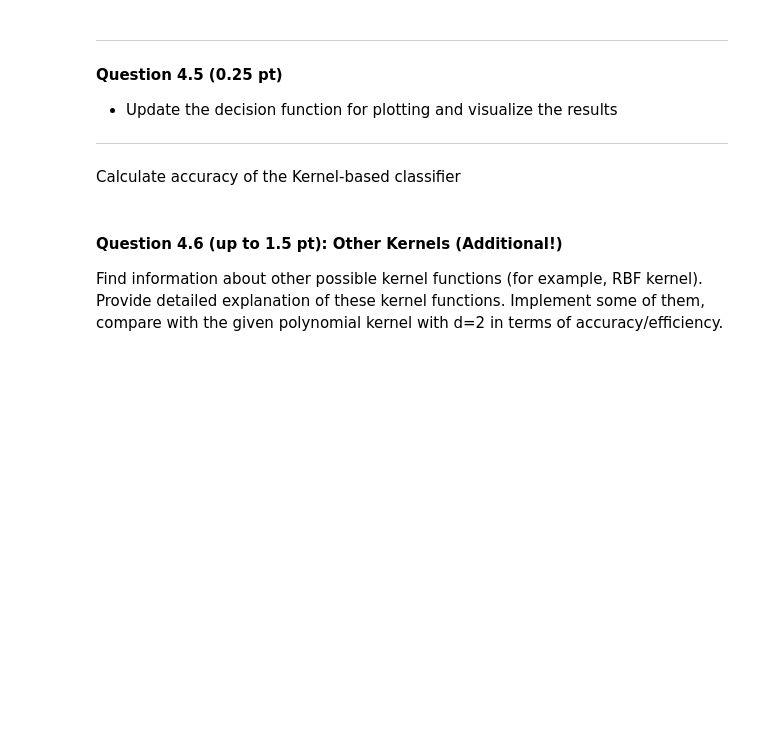
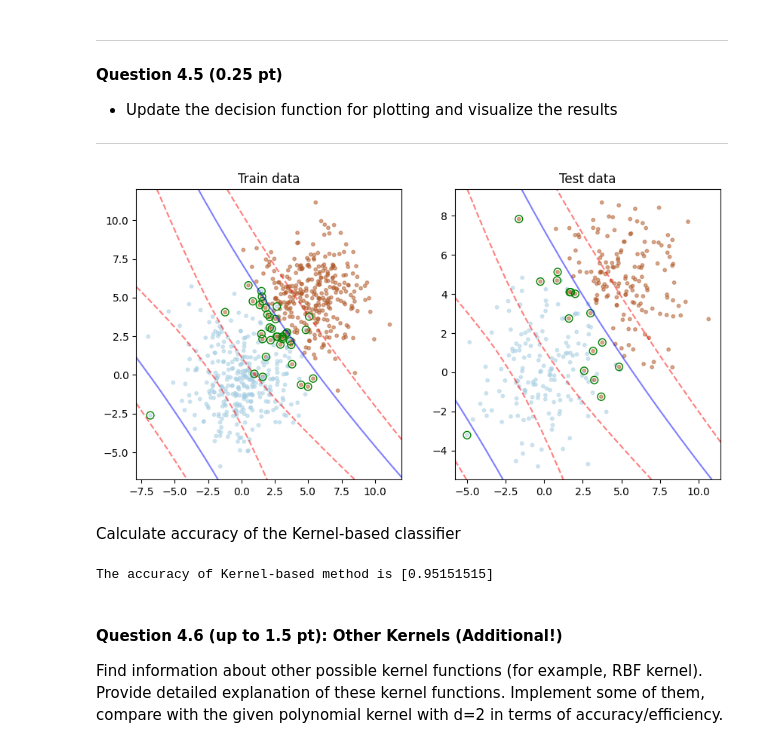
Before and after one commit to ch1pkav/mmml_lab2, a Jupyter notebook: MMML-24-Lab2.ipynb, the cells around one changed output. Cells and saved outputs as stored; diff of their text form; code cells hidden in the pictures; blank space fills up the shorter version.

```diff
--- a/MMML-24-Lab2.ipynb
+++ b/MMML-24-Lab2.ipynb
@@ -833,7 +890,7 @@ def K(x: np.ndarray, y: np.ndarray) -> np.float32:
 # %%
 def partial_kernel_derivative(X: np.ndarray, y:np.ndarray, lmbda: np.ndarray, j: int) -> np.float32:
   # ========= YOUR CODE STARTS HERE ========= #
-  grad = ...
+  grad = 1 - np.sum(lmbda * y[j] * y * np.dot(phi(X), phi(X)[j]))
   # ========== YOUR CODE ENDS HERE ========== #
   return grad
 # %% [markdown]
@@ -847,7 +904,33 @@ def dualSVM_kernel_SMO(X: np.ndarray, y: np.ndarray, C: np.float32, lr: float =
   lmbda = np.zeros(X.shape[0])
   for k in range(n_steps):
     # ========= YOUR CODE STARTS HERE ========= #
-    ...
+    i, j = random.randint(0, X.shape[0]-1), random.randint(0, X.shape[0]-1)
+    while y[i] == y[j]:
+      j = random.randint(0, X.shape[0]-1)
+
+    grad_i = partial_kernel_derivative(X, y, lmbda, i)
+    grad_j = partial_kernel_derivative(X, y, lmbda, j)
+
+    line_grad = np.fromiter([y[j], -y[i]], dtype=np.float64)
+    part_grad = np.fromiter([grad_i, grad_j], dtype=np.float64)
+    proj = np.dot(line_grad, part_grad) / np.linalg.norm(line_grad) ** 2 * line_grad
+
+    if np.dot(part_grad, line_grad) < 0:
+      proj = -proj
+
+    lmbda_i = lmbda[i]
+    lmbda_j = lmbda[j]
+    lmbda[i] += lr * proj[0]
+    lmbda[j] += lr * proj[1]
+
+    if lmbda[i] < 0 or lmbda[j] < 0 or np.abs(np.dot(lmbda, y)) > 1e-3 or lmbda[i] > C or lmbda[j] > C:
+      lmbda[i] = lmbda_i
+      lmbda[j] = lmbda_j
+      print("KKT constraint failed or lambda more than C")
+    else:
+      print(lmbda[i], lmbda[j])
+
+  assert len(lmbda[lmbda <= C]) == len(lmbda)
     # ========== YOUR CODE ENDS HERE ========== #
 
   print("no. of steps:", k)
@@ -864,8 +965,8 @@ lmbda = dualSVM_kernel_SMO(X_train, y_train, C=10)
 ---
 # %%
 # ========= YOUR CODE STARTS HERE ========= #
-w = ...
-b = ...
+w_kernel_smo = lmbda*y_train@phi(X_train)
+d, w_kernel_smo, b_kernel_smo, sprt = optimal_b(phi(X_train), y_train, w_kernel_smo)
 # ========== YOUR CODE ENDS HERE ========== #
 # %% [markdown]
 ---
@@ -876,32 +977,36 @@ b = ...
 # %%
 def decision_funct(x: np.ndarray, w: np.ndarray, b: np.float32) -> np.ndarray:
     # ========= YOUR CODE STARTS HERE ========= #
-    value = ...
+    value = -(phi(x) @ w + b)
     # ========== YOUR CODE ENDS HERE ========== #
     return value
 
 
 # illustrate decision for train and test data
 plt.figure(figsize=(10,5))
 
 plt.subplot(1, 2, 1)
-idx = np.where(y_train * decision_funct(X_train, w, b) < 0)[0]
-visualSVM(X_train, y_train, w, b, idx)
+idx = np.where(y_train * decision_funct(X_train, w_kernel_smo, b_kernel_smo) < 0)[0]
+visualSVM(X_train, y_train, w_kernel_smo, b_kernel_smo, idx)
 plt.title("Train data")
 
 plt.subplot(1, 2, 2)
-idx = np.where(y_test * decision_funct(X_test, w, b) < 0)[0]
-visualSVM(X_test, y_test, w, b, idx)
+idx = np.where(y_test * decision_funct(X_test, w_kernel_smo, b_kernel_smo) < 0)[0]
+visualSVM(X_test, y_test, w_kernel_smo, b_kernel_smo, idx)
 plt.title("Test data")
 
 plt.show()
+# %% [output]
+[figure, added]
 # %% [markdown]
 Calculate accuracy of the Kernel-based classifier
 # %%
 # ========= YOUR CODE STARTS HERE ========= #
-acc = ...
+acc = np.sum(y_test * decision_funct(X_test, w_kernel_smo, b_kernel_smo) > 0) / y_test.shape
 print("The accuracy of Kernel-based method is", acc)
 # ========== YOUR CODE ENDS HERE ========== #
+# %% [output]
+The accuracy of Kernel-based method is [0.95151515]
 # %% [markdown]
 #### **Question 4.6 (up to 1.5 pt): Other Kernels (Additional!)**
 
```
Also changed, not shown: parts of 30 cells of this notebook.
